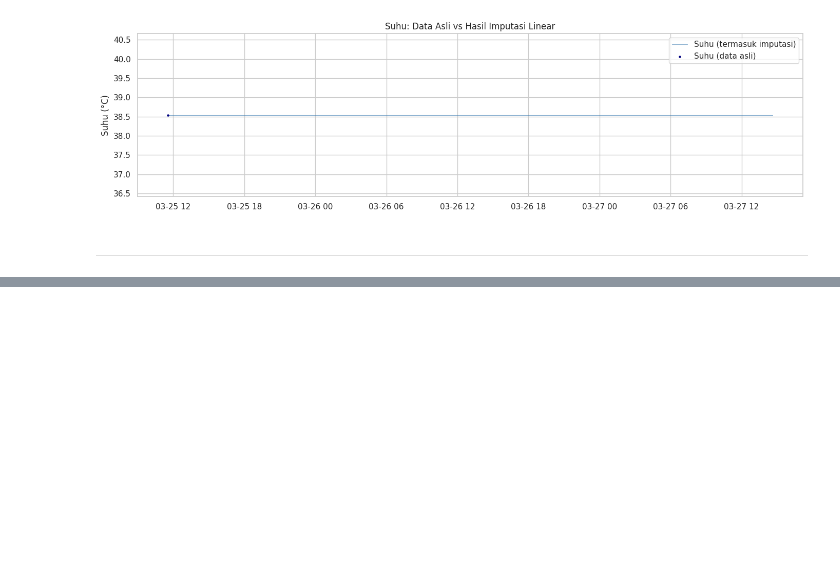
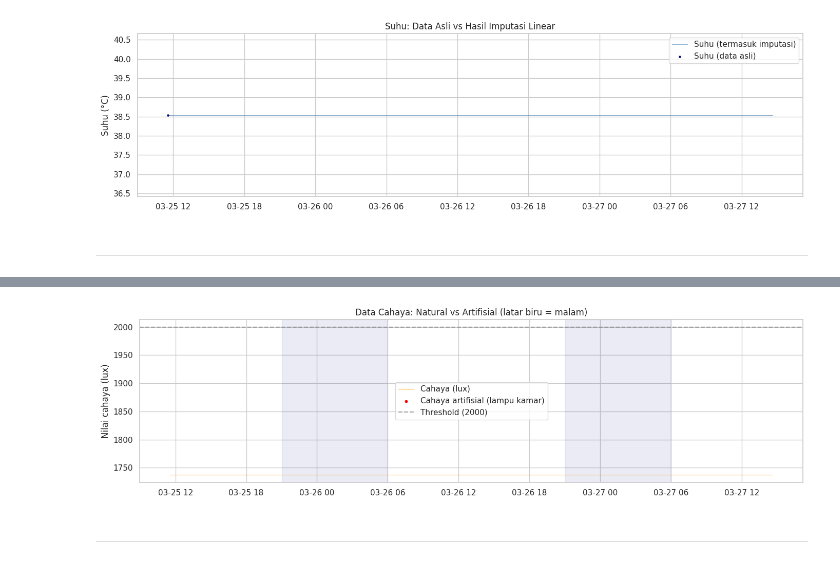
Before and after one commit to delafajarmulia/suhu-detector-ai, a Jupyter notebook: weather_analysis_1.ipynb, the cells around one changed output, grey strips where cells are left out. Saved outputs shown, nothing was run; the diff lists cells and outputs as text; code cells hidden in the pictures; blank space fills up the shorter version.

Commit message:
add: feature engineering for detection artificial light

```diff
--- a/weather_analysis_1.ipynb
+++ b/weather_analysis_1.ipynb
@@ -269,0 +278,23 @@ plt.show()
+# %%
+df_feat = df_full.copy()
+
+# Ekstrasi waktu
+df_feat['jam']          = df_feat.index.hour
+df_feat['menit']        = df_feat.index.minute
+df_feat['hari_minggu']  = df_feat.index.dayofweek     # 0 = senin, 6 = minggu
+df_feat['hari_ke']      = (df_feat.index - df_feat.index.min()).total_seconds() / 86400
+
+# flag malam (21:00 - 05:59)
+df_feat['is_malam'] = df_feat['jam'].apply(lambda h: 1 if h>= 21 or h < 6 else 0)
+
+# threshold cahaya: nilai > 2000 dianggap 'cukup terang'
+# cahaya artifisial = malam tapi cahaya tinggi (lampu kamar nyala)
+THRESHOLD_CAHAYA = 2000
+df_feat['cahaya_artifisial'] = ((df_feat['is_malam'] == 1) &
+                                (df_feat['cahaya'] > THRESHOLD_CAHAYA)).astype(int)
+
+n_artifisial = df_feat['cahaya_artifisial'].sum()
+print(f'✅ Feature engineering done')
+print(f'Terdeteksi {n_artifisial} timestemp ({n_artifisial*5/60:.1f} jam) cahaya artifisial malam')
+print()
+df_feat.head(3)
@@ -269,0 +309,26 @@ plt.show()
+# %%
+# visualisasi cahaya artifisial
+fig, ax = plt.subplots(figsize=(14,4))
+ax.plot(df_feat.index, df_feat['cahaya'], color='orange', linewidth=0.8, label='Cahaya (lux)')
+
+# shading area malam
+for i, row in df_feat[df_feat['is_malam'] == 1].groupby((df_feat['is_malam'].diff() != 0).cumsum()):
+  ax.axvspan(row.index[0], row.index[-1], alpha=0.08, color='navy')
+
+# mark cahaya artifisial
+mask_art = df_feat['cahaya_artifisial'] == 1
+ax.scatter(df_feat[mask_art].index, df_feat[mask_art]['cahaya'],
+           color='red', s=10, zorder=5, label='Cahaya artifisial (lampu kamar)')
+
+ax.axhline(y=THRESHOLD_CAHAYA, color='gray', linestyle='--', alpha=0.7, label=f'Threshold ({THRESHOLD_CAHAYA})')
+ax.set_title('Data Cahaya: Natural vs Artifisial (latar biru = malam)')
+ax.set_ylabel('Nilai cahaya (lux)')
+ax.legend()
+plt.tight_layout()
+plt.show()
+# %% [output]
+[figure, added]
+# %% [markdown]
+
+
+---
```
Also changed, not shown: parts of 3 cells of this notebook.
